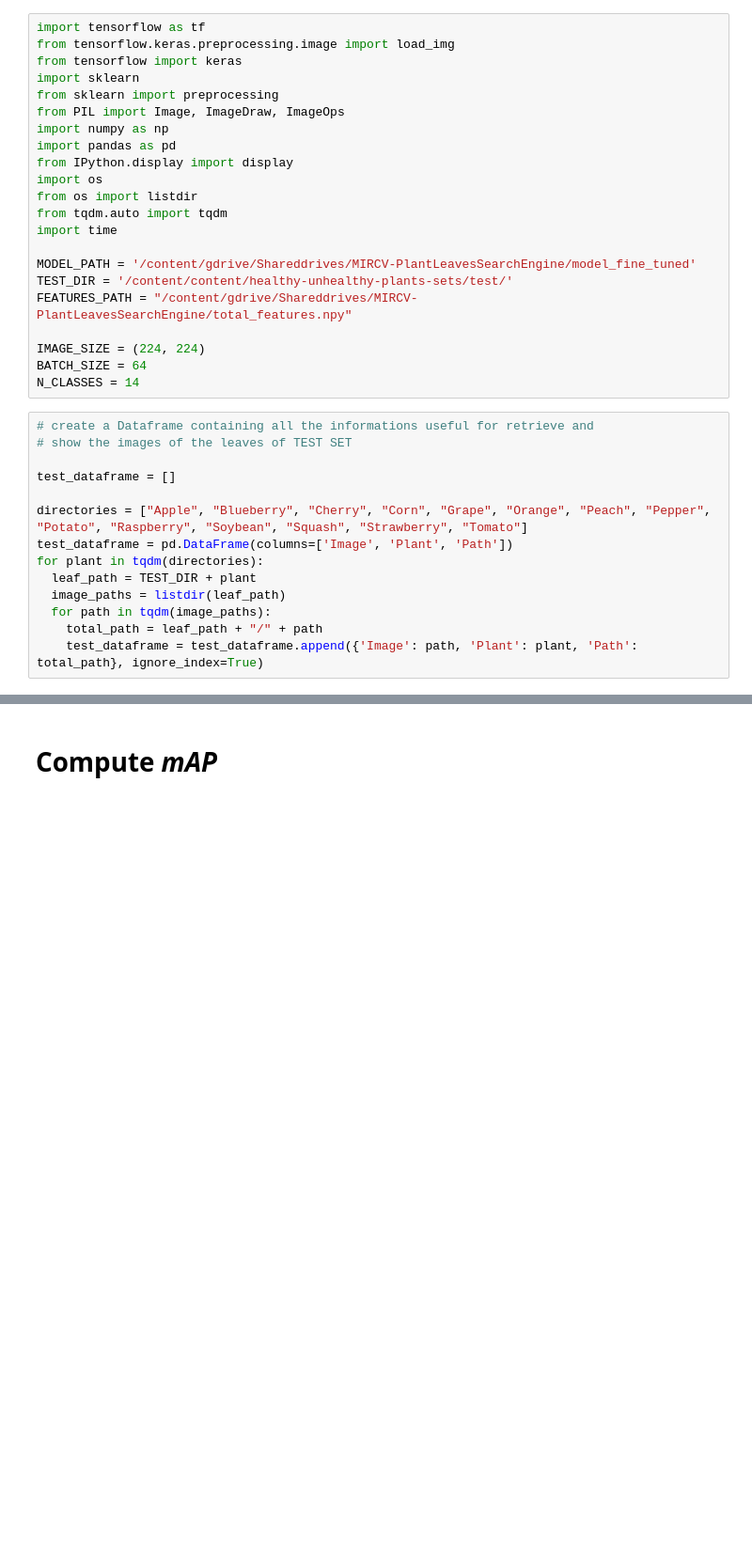
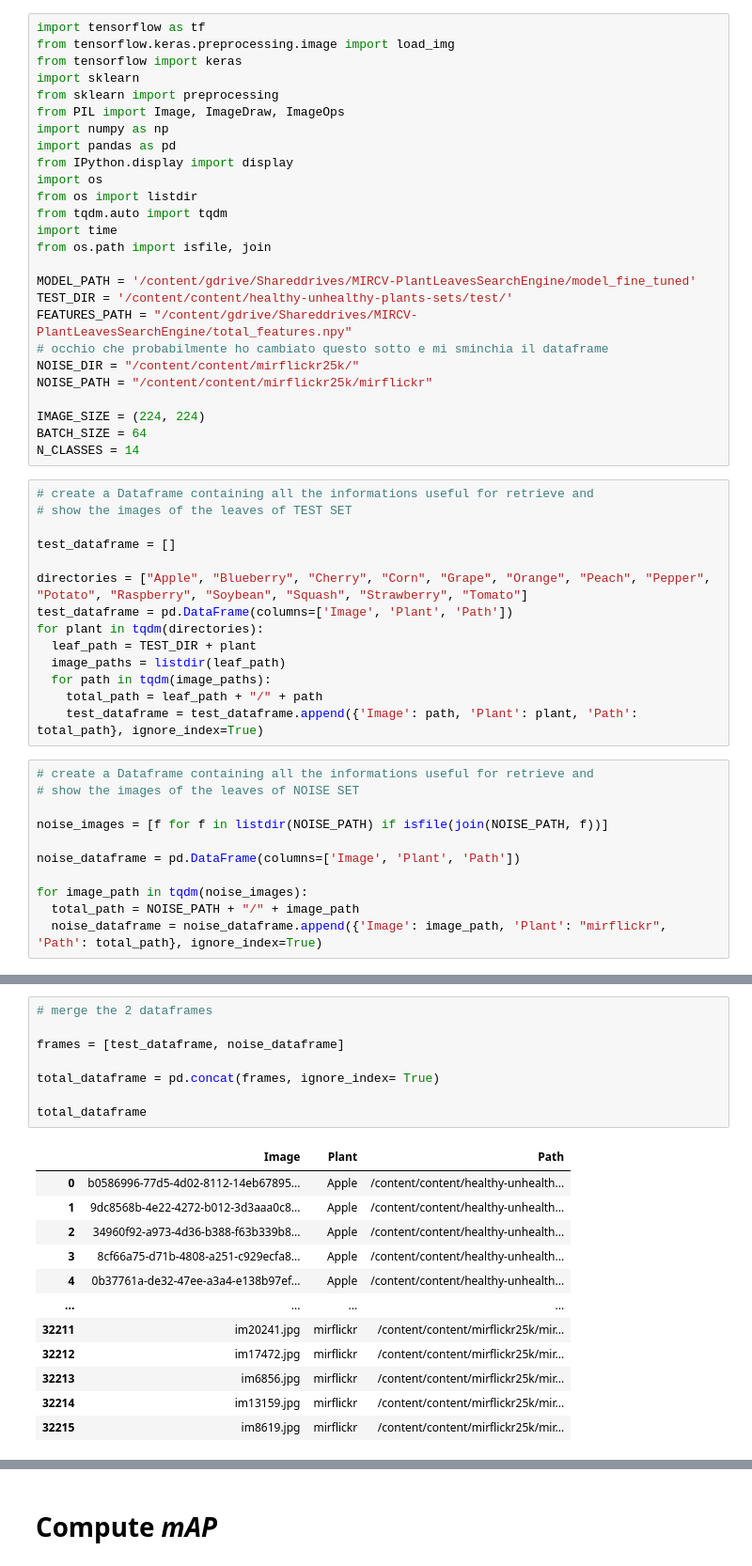
Before and after one commit to EdoardoMorucci/Plant-Leaves-Search-Engine---MIRCV, a Jupyter notebook: Performance_Evaluation.ipynb, the cells around one changed output, grey strips where cells are left out. Shown at 94% size. Drawn from its saved outputs; the diff is of its cells as text; blank space fills up the shorter version.

```diff
--- a/Performance_Evaluation.ipynb
+++ b/Performance_Evaluation.ipynb
@@ -33,10 +39,14 @@ import os
 from os import listdir
 from tqdm.auto import tqdm
 import time
+from os.path import isfile, join
 
 MODEL_PATH = '/content/gdrive/Shareddrives/MIRCV-PlantLeavesSearchEngine/model_fine_tuned'
 TEST_DIR = '/content/content/healthy-unhealthy-plants-sets/test/'
 FEATURES_PATH = "/content/gdrive/Shareddrives/MIRCV-PlantLeavesSearchEngine/total_features.npy"
+# occhio che probabilmente ho cambiato questo sotto e mi sminchia il dataframe
+NOISE_DIR = "/content/content/mirflickr25k/"
+NOISE_PATH = "/content/content/mirflickr25k/mirflickr"
 
 IMAGE_SIZE = (224, 224)
 BATCH_SIZE = 64
@@ -55,3 +65,14 @@ for plant in tqdm(directories):
   for path in tqdm(image_paths):
     total_path = leaf_path + "/" + path
     test_dataframe = test_dataframe.append({'Image': path, 'Plant': plant, 'Path': total_path}, ignore_index=True)
+# %%
+# create a Dataframe containing all the informations useful for retrieve and
+# show the images of the leaves of NOISE SET
+
+noise_images = [f for f in listdir(NOISE_PATH) if isfile(join(NOISE_PATH, f))]
+
+noise_dataframe = pd.DataFrame(columns=['Image', 'Plant', 'Path'])
+
+for image_path in tqdm(noise_images):
+  total_path = NOISE_PATH + "/" + image_path
+  noise_dataframe = noise_dataframe.append({'Image': image_path, 'Plant': "mirflickr", 'Path': total_path}, ignore_index=True)
@@ -57,0 +83,21 @@ for plant in tqdm(directories):
+# %%
+# merge the 2 dataframes
+
+frames = [test_dataframe, noise_dataframe]
+
+total_dataframe = pd.concat(frames, ignore_index= True)
+
+total_dataframe
+# %% [output]
+|  | Image | Plant | Path |
+| 0 | b0586996-77d5-4d02-8112-14eb67895... | Apple | /content/content/healthy-unhealth... |
+| 1 | 9dc8568b-4e22-4272-b012-3d3aaa0c8... | Apple | /content/content/healthy-unhealth... |
+| 2 | 34960f92-a973-4d36-b388-f63b339b8... | Apple | /content/content/healthy-unhealth... |
+| 3 | 8cf66a75-d71b-4808-a251-c929ecfa8... | Apple | /content/content/healthy-unhealth... |
+| 4 | 0b37761a-de32-47ee-a3a4-e138b97ef... | Apple | /content/content/healthy-unhealth... |
+| ... | ... | ... | ... |
+| 32211 | im20241.jpg | mirflickr | /content/content/mirflickr25k/mir... |
+| 32212 | im17472.jpg | mirflickr | /content/content/mirflickr25k/mir... |
+| 32213 | im6856.jpg | mirflickr | /content/content/mirflickr25k/mir... |
+| 32214 | im13159.jpg | mirflickr | /content/content/mirflickr25k/mir... |
+| 32215 | im8619.jpg | mirflickr | /content/content/mirflickr25k/mir... |
```
Also changed, not shown: parts of 12 cells of this notebook.
